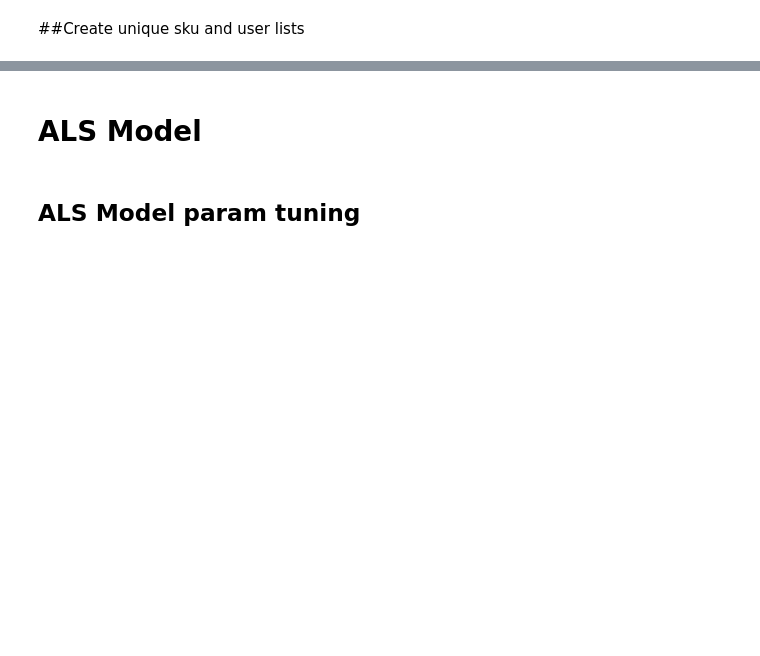
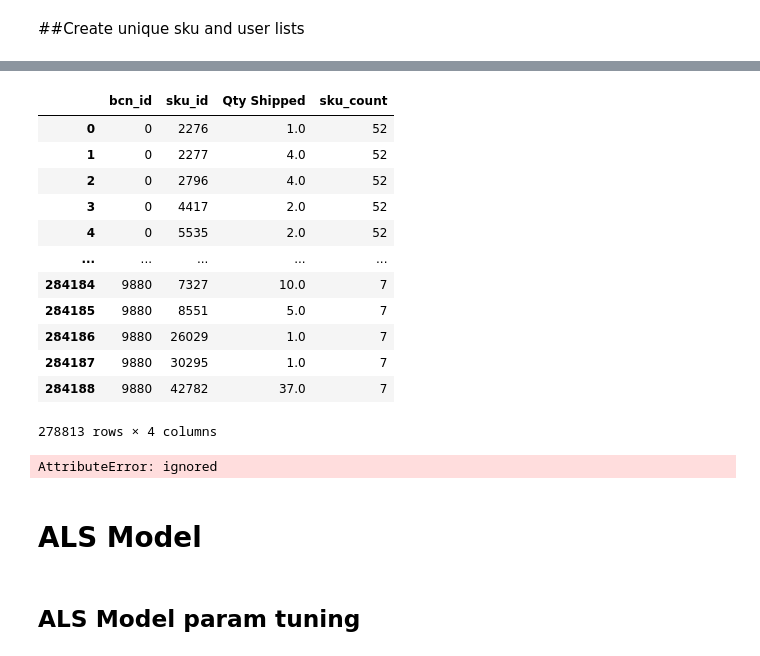
Before and after one commit to vincm1/RecSys_Implicit, a Jupyter notebook: Alternating_Least_Squares_(ALS)_&_Bayesian_Personalized_Ranking_(BPR).ipynb, the cells around one changed output, grey strips where cells are left out. Drawn from its saved outputs; the diff is of its cells as text; code cells hidden in the pictures; blank space fills up the shorter version.

```diff
--- a/Alternating_Least_Squares_(ALS)_&_Bayesian_Personalized_Ranking_(BPR).ipynb
+++ b/Alternating_Least_Squares_(ALS)_&_Bayesian_Personalized_Ranking_(BPR).ipynb
@@ -140,3 +181,7 @@ grouped_df_binary
+# %%
+qty_df = sku_drop(qty_df)
+frequency_df = sku_drop(frequency_df)
+frequency_m_df = sku_drop(frequency_m_df)
 # %% [markdown]
 ## LOOCV
 
@@ -374,0 +376,16 @@ users = df[["bcn_id", "BranchCustomerNbr"]].drop_duplicates()
+# %%
+qty_df
+# %% [output]
+|  | bcn_id | sku_id | Qty Shipped | sku_count |
+| 0 | 0 | 2276 | 1.0 | 52 |
+| 1 | 0 | 2277 | 4.0 | 52 |
+| 2 | 0 | 2796 | 4.0 | 52 |
+| 3 | 0 | 4417 | 2.0 | 52 |
+| 4 | 0 | 5535 | 2.0 | 52 |
+| ... | ... | ... | ... | ... |
+| 284184 | 9880 | 7327 | 10.0 | 7 |
+| 284185 | 9880 | 8551 | 5.0 | 7 |
+| 284186 | 9880 | 26029 | 1.0 | 7 |
+| 284187 | 9880 | 30295 | 1.0 | 7 |
+| 284188 | 9880 | 42782 | 37.0 | 7 |
+278813 rows × 4 columns
@@ -375,3 +394,40 @@ users = df[["bcn_id", "BranchCustomerNbr"]].drop_duplicates()
+# %%
+# Convert implicit data to Surprise Dataset
+# In this case, we use random values for ratings, as the random predictor does not use actual ratings.
+# You can set any arbitrary rating values.
+
+# Split data into train and test sets
+trainset, testset = train_test_split(data, test_size=0.2, random_state=42)
+
+# Create the random predictor (Random recommender)
+model = NormalPredictor()
+
+# Train the random predictor
+model.fit(trainset)
+
+# Generate predictions for testset
+predictions = model.test(testset)
+
+# Evaluate Precision at K (P@K) for the random predictor
+from surprise import accuracy
+from surprise.prediction_algorithms.predictions import Prediction
+
+K = 10  # Top-K items to consider
+total_precision = 0.0
+
+for user_id in set([pred.uid for pred in predictions]):
+    user_predictions = [pred for pred in predictions if pred.uid == user_id]
+    user_predictions.sort(key=lambda x: x.est, reverse=True)  # Sort by predicted rating (est) in descending order
+    top_K_predictions = user_predictions[:K]  # Top-K predicted ratings
+    relevant_items = [pred.iid for pred in top_K_predictions if pred.r_ui > 0.0]  # Only consider items with positive rating (implicit data)
+    precision = len(relevant_items) / K
+    total_precision += precision
+
+average_precision = total_precision / len(set([pred.uid for pred in predictions]))
+
+print("Average Precision at 10 (P@10) for the random recommender:", average_precision)
+# %% [output]
+AttributeError: ignored
 # %% [markdown]
 # **ALS Model**
 # %%
```
Also changed, not shown: parts of 85 cells of this notebook.
